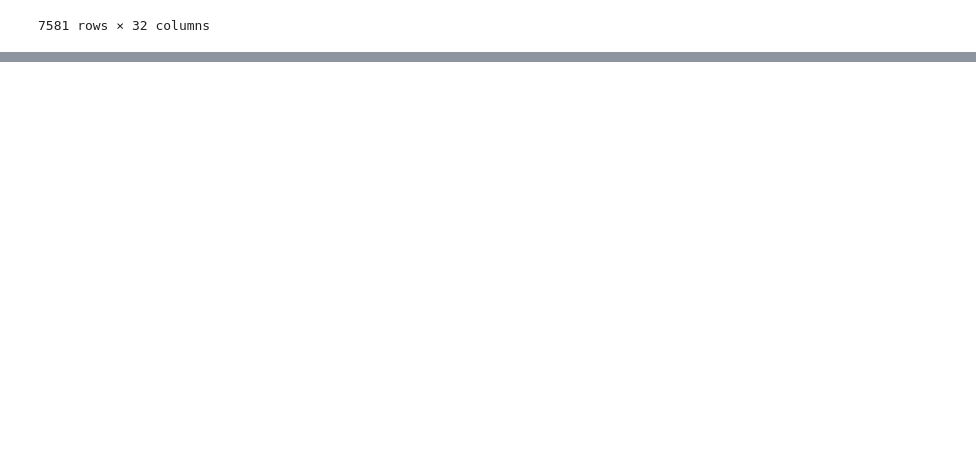
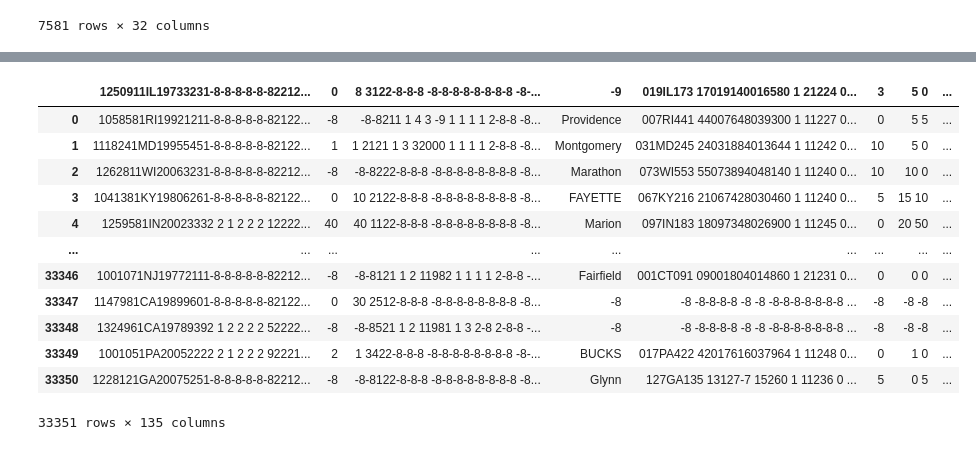
Before and after one commit to Agelf123/covid_predictions, a Jupyter notebook: code/aryeh/Covid Data Collection.ipynb, the cells around one changed output, grey strips where cells are left out. Cells and saved outputs as stored; diff of their text form; code cells hidden in the pictures; blank space fills up the shorter version.

```diff
--- a/code/aryeh/Covid Data Collection.ipynb
+++ b/code/aryeh/Covid Data Collection.ipynb
@@ -125,0 +104,19 @@ FileNotFoundError: [Errno 2] No such file or directory: 'ahrf2019.sas7bdat'
+# %%
+import pandas as pd
+from io import StringIO
+
+pd.read_fwf('../../data/RN08_CNTY_data.DAT')
+# %% [output]
+|  | 1250911IL19733231-8-8-8-8-8-82212... | 0 | 8 3122-8-8-8 -8-8-8-8-8-8-8-8 -8-... | -9 | 019IL173 17019140016580 1 21224 0... | 3 | 5 0 | ... |
+| 0 | 1058581RI19921211-8-8-8-8-8-82122... | -8 | -8-8211 1 4 3 -9 1 1 1 1 2-8-8 -8... | Providence | 007RI441 44007648039300 1 11227 0... | 0 | 5 5 | ... |
+| 1 | 1118241MD19955451-8-8-8-8-8-82122... | 1 | 1 2121 1 3 32000 1 1 1 1 2-8-8 -8... | Montgomery | 031MD245 24031884013644 1 11242 0... | 10 | 5 0 | ... |
+| 2 | 1262811WI20063231-8-8-8-8-8-82212... | -8 | -8-8222-8-8-8 -8-8-8-8-8-8-8-8 -8... | Marathon | 073WI553 55073894048140 1 11240 0... | 10 | 10 0 | ... |
+| 3 | 1041381KY19806261-8-8-8-8-8-82122... | 0 | 10 2122-8-8-8 -8-8-8-8-8-8-8-8 -8... | FAYETTE | 067KY216 21067428030460 1 11240 0... | 5 | 15 10 | ... |
+| 4 | 1259581IN20023332 2 1 2 2 2 12222... | 40 | 40 1122-8-8-8 -8-8-8-8-8-8-8-8 -8... | Marion | 097IN183 18097348026900 1 11245 0... | 0 | 20 50 | ... |
+| ... | ... | ... | ... | ... | ... | ... | ... | ... |
+| 33346 | 1001071NJ19772111-8-8-8-8-8-82212... | -8 | -8-8121 1 2 11982 1 1 1 1 2-8-8 -... | Fairfield | 001CT091 09001804014860 1 21231 0... | 0 | 0 0 | ... |
+| 33347 | 1147981CA19899601-8-8-8-8-8-82122... | 0 | 30 2512-8-8-8 -8-8-8-8-8-8-8-8 -8... | -8 | -8 -8-8-8-8 -8 -8 -8-8-8-8-8-8-8 ... | -8 | -8 -8 | ... |
+| 33348 | 1324961CA19789392 1 2 2 2 2 52222... | -8 | -8-8521 1 2 11981 1 3 2-8 2-8-8 -... | -8 | -8 -8-8-8-8 -8 -8 -8-8-8-8-8-8-8 ... | -8 | -8 -8 | ... |
+| 33349 | 1001051PA20052222 2 1 2 2 2 92221... | 2 | 1 3422-8-8-8 -8-8-8-8-8-8-8-8 -8-... | BUCKS | 017PA422 42017616037964 1 11248 0... | 0 | 1 0 | ... |
+| 33350 | 1228121GA20075251-8-8-8-8-8-82212... | -8 | -8-8122-8-8-8 -8-8-8-8-8-8-8-8 -8... | Glynn | 127GA135 13127-7 15260 1 11236 0 ... | 5 | 0 5 | ... |
+33351 rows × 135 columns
```
Also changed, not shown: parts of 10 cells of this notebook.
